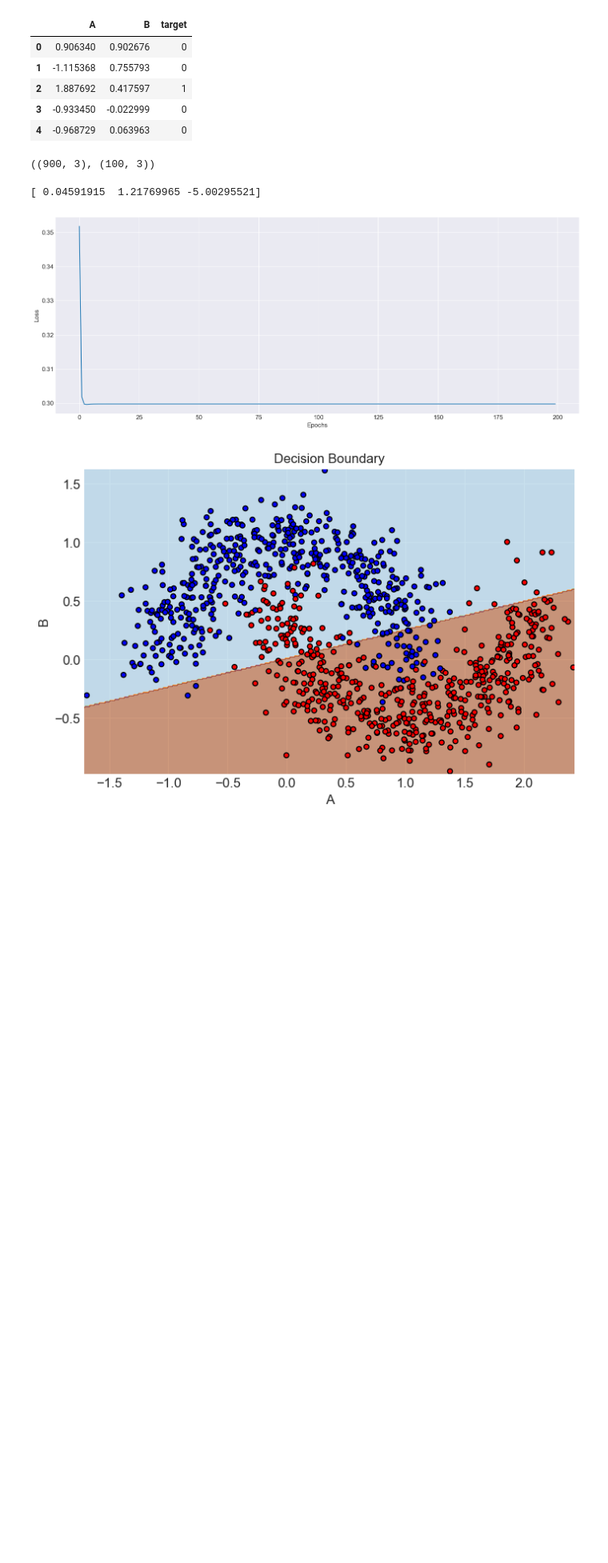
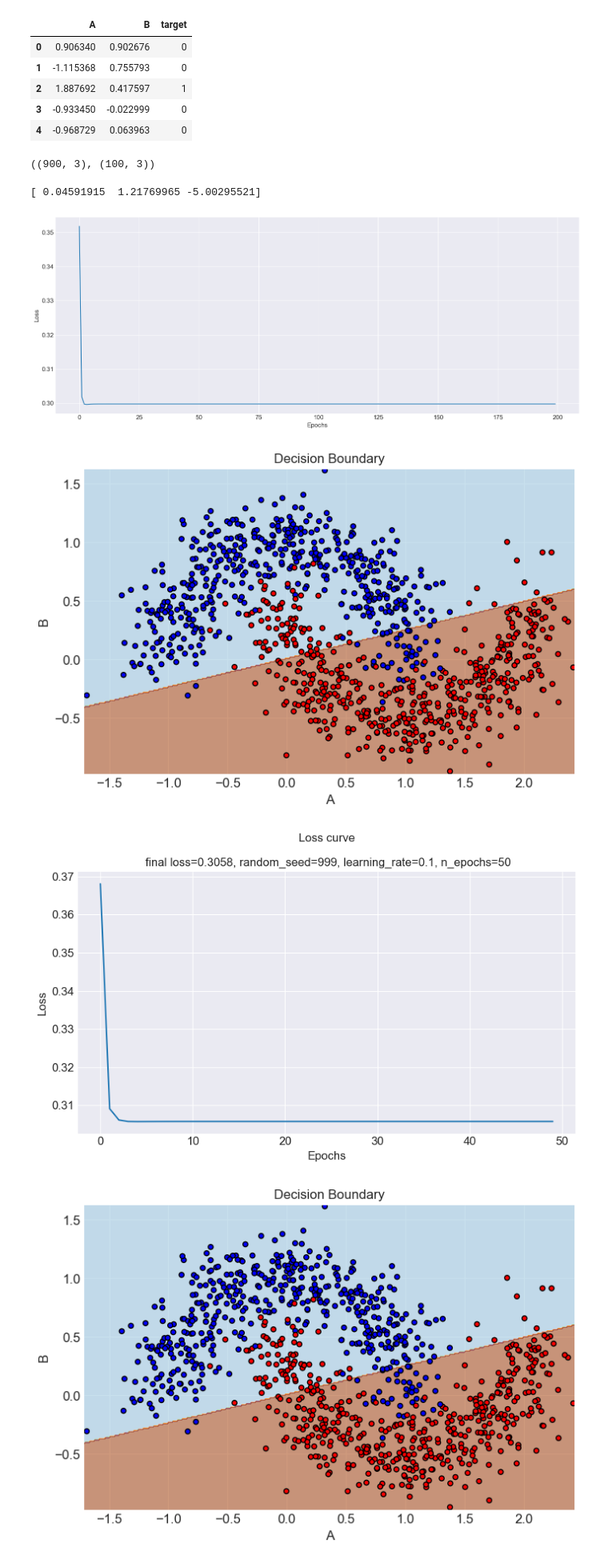
Before and after one commit to DAI-ai-code/DNN, a Jupyter notebook: asg/submissions/Chirag_8015_A02.ipynb, the cells around one changed output. Shown at 80% size. Cells and saved outputs as stored; diff of their text form; code cells hidden in the pictures; blank space fills up the shorter version.

```diff
--- a/asg/submissions/Chirag_8015_A02.ipynb
+++ b/asg/submissions/Chirag_8015_A02.ipynb
@@ -114,17 +113,13 @@ def class_predict(a: float) -> int:
 def train_weights(train, alpha, n_epoch):
 
     error = [] # to track error
-    accuracy = [] # to track accuracy
     weights = rng.random(train.shape[1])  # initialize weights at random
     m = train.shape[0] # number of rows
 
     for epoch in tqdm(range(n_epoch)):  # looping for number of epochs
-        y_preds = []  # to collect predictions for accuracy
         sum_error = 0   # to collect error for this epoch
         for row in train:  # looping through all rows in one epoch
             a = predict(row, weights)  # getting prediction for the row   -------> FORWARD PROPAGATION
-
-            y_preds.append(class_predict(a)) # collecting predictions
 
             # ---------> BACKPROPAGATION STARTS <---------
 
@@ -140,13 +135,12 @@ def train_weights(train, alpha, n_epoch):
 
 
         error.append(sum_error/m)  # average error (per epoch)
-        accuracy.append(accuracy_score(data_train[:, -1], y_preds)) # accuracy (per epoch)
 
 
-    return error, accuracy, weights
+    return error, weights
 # %%
 # training model
-error, _, weights = train_weights(train=data_train, alpha=ALPHA, n_epoch=EPOCHS)
+error, weights = train_weights(train=data_train, alpha=ALPHA, n_epoch=EPOCHS)
 print(weights) # printing weights
 # %% [output]
 [ 0.04591915  1.21769965 -5.00295521]
@@ -162,7 +156,7 @@ plt.show()
 [figure]
 # %%
 # Function to plot decision boundary
-def fn_plot_decision_boundary():
+def fn_plot_decision_boundary(X):
 
     # Initialize the figure with specified dimensions
     fig, ax = plt.subplots( figsize=(8, 5) )
@@ -278,0 +244,6 @@ widgets.interact(single_layer_perceptron, random_seed=(0, 100), learning_rate=(0
+# %%
+# calling the function
+single_layer_perceptron(random_seed=999, learning_rate=0.1, n_epochs=50)
+# %% [output]
+[figure, added]
+[figure, added]
```
Also changed, not shown: parts of 6 cells of this notebook, 2 other files.
